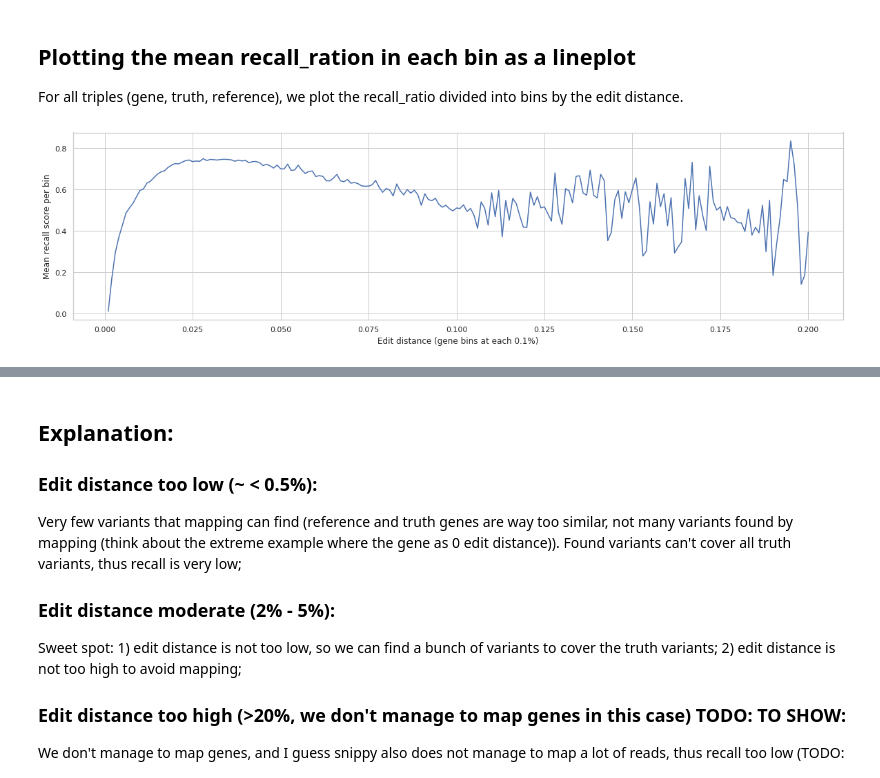
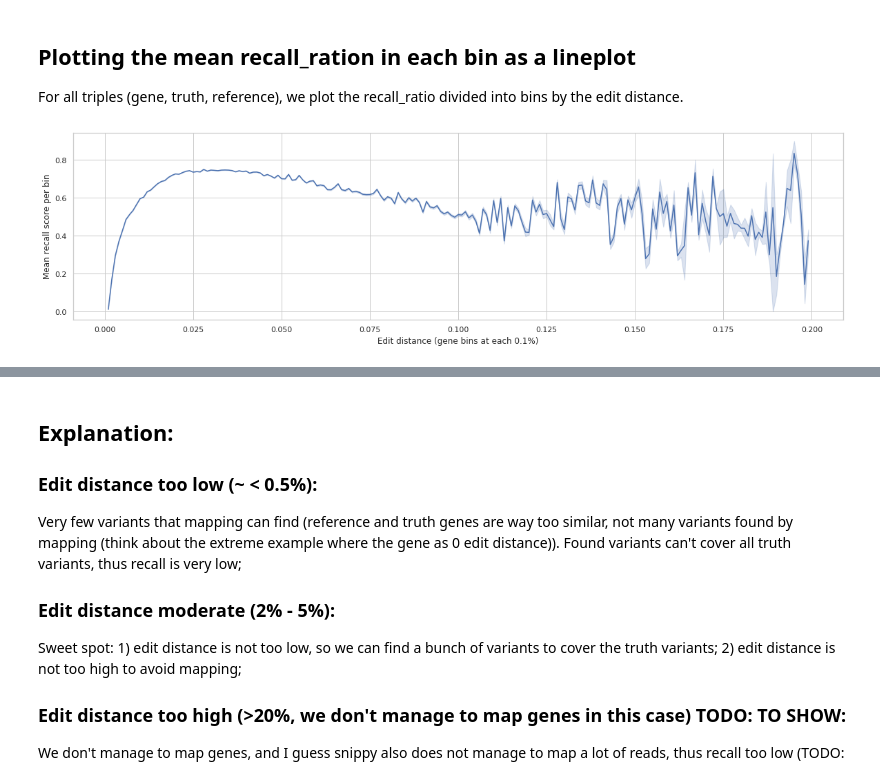
Before and after one commit to leoisl/pandora_gene_distance, a Jupyter notebook: notebooks/eda.ipynb, the cells around one changed output, grey strips where cells are left out. Cells and saved outputs as stored; diff of their text form; code cells hidden in the pictures.

```diff
--- a/notebooks/eda.ipynb
+++ b/notebooks/eda.ipynb
@@ -57,0 +31,24 @@ def get_labels_and_bins(df, having_at_least_n_variants, step, max_bin):
+# %%
+def get_bounds(step, max_bin):
+    bounds = [0.0]
+    current_step = step
+    while current_step <= max_bin:
+        bounds.append(current_step)
+        current_step += step
+    return bounds
+
+def get_edit_distance_label(row, bounds):
+    distance = row["distance"]
+    for upper_bound in bounds[1:]:
+        if distance < upper_bound:
+            return upper_bound
+    return bounds[-1]
+
+
+def get_df_with_edit_distance_labels (df, having_at_least_n_variants, step, max_bin):
+    df = df.query("max_recall >= @having_at_least_n_variants")
+    bounds = get_bounds(step, max_bin)
+
+    edit_distance_labels = df.apply(get_edit_distance_label, axis=1, bounds=bounds)
+    df["edit_distance_labels"] = edit_distance_labels
+    return df
@@ -58,3 +57,6 @@ def get_labels_and_bins(df, having_at_least_n_variants, step, max_bin):
+# %%
+df_with_step_0001 = get_df_with_edit_distance_labels(df, having_at_least_n_variants=1, step = 0.001, max_bin = 0.2)
+df_with_step_001 = get_df_with_edit_distance_labels(df, having_at_least_n_variants=1, step = 0.01, max_bin = 0.2)
 # %% [markdown]
 # Results
 # %% [markdown]
@@ -62,12 +64,11 @@ def get_labels_and_bins(df, having_at_least_n_variants, step, max_bin):
 
 For all triples (gene, truth, reference), we plot the recall_ratio divided into bins by the edit distance.
 # %%
-def plot_lineplot_mean_recall_in_genes_in_several_bins(df, having_at_least_n_variants, step = 0.001, max_bin = 0.2):
-    x_labels, bins = get_labels_and_bins(df, having_at_least_n_variants, step, max_bin)
-    ax = sns.lineplot(x=x_labels, y=[bin["recall_ratio"].mean() for bin in bins])
+def plot_lineplot_mean_recall_in_genes_in_several_bins(df, step):
+    ax = sns.lineplot(x="edit_distance_labels", y="recall_ratio", data=df)
     ax.set(xlabel=f"Edit distance (gene bins at each {step*100}%)", ylabel='Mean recall score per bin')
     ax.plot()
-# %%
-plot_lineplot_mean_recall_in_genes_in_several_bins(df, 1)
-# %% [output]
-[figure, removed]
+# %%
+plot_lineplot_mean_recall_in_genes_in_several_bins(df_with_step_0001, step=0.001)
+# %% [output]
+[figure, added]
```
Also changed, not shown: parts of 22 cells of this notebook.
